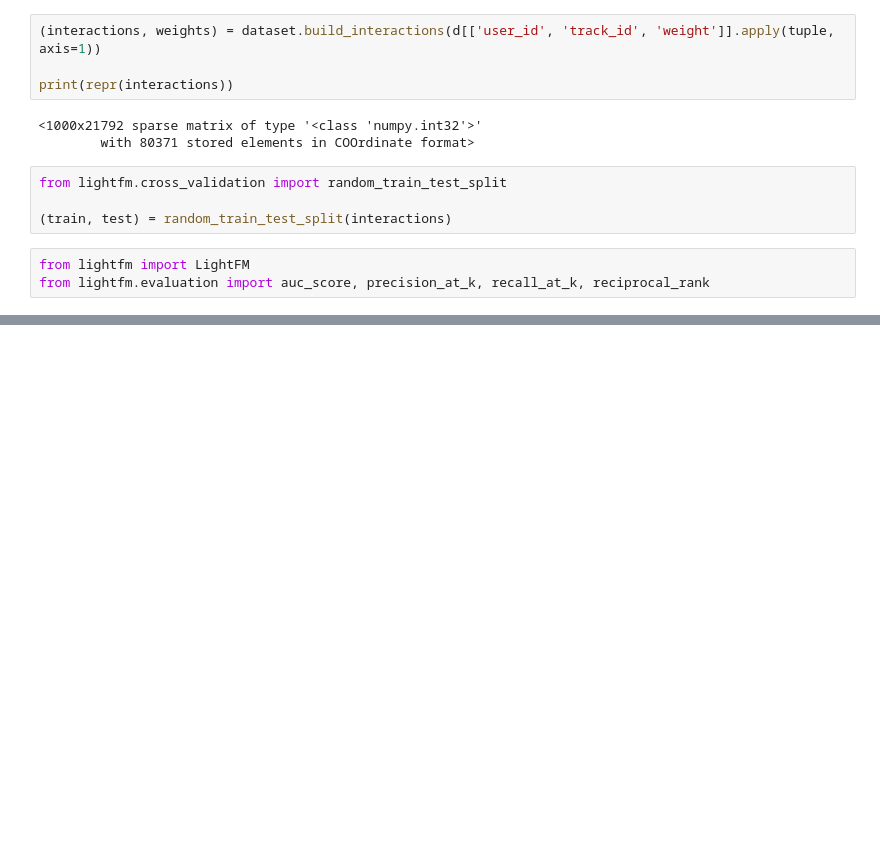
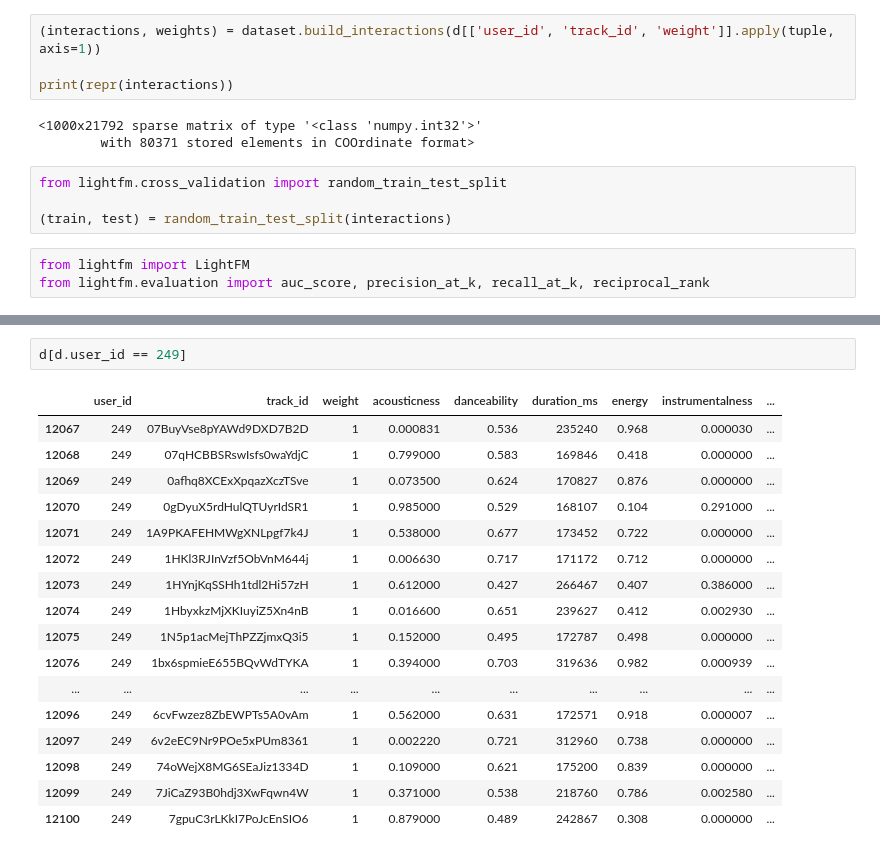
Before and after one commit to SNURTEL/fm-playlist-recommender, a Jupyter notebook: src/hand-waving.ipynb, the cells around one changed output, grey strips where cells are left out. Saved outputs shown, nothing was run; the diff lists cells and outputs as text; blank space fills up the shorter version.

```diff
--- a/src/hand-waving.ipynb
+++ b/src/hand-waving.ipynb
@@ -236,0 +249,20 @@ KeyboardInterrupt:
+# %%
+d[d.user_id == 249]
+# %% [output]
+|  | user_id | track_id | weight | acousticness | danceability | duration_ms | energy | instrumentalness | ... |
+| 12067 | 249 | 07BuyVse8pYAWd9DXD7B2D | 1 | 0.000831 | 0.536 | 235240 | 0.968 | 0.000030 | ... |
+| 12068 | 249 | 07qHCBBSRswIsfs0waYdjC | 1 | 0.799000 | 0.583 | 169846 | 0.418 | 0.000000 | ... |
+| 12069 | 249 | 0afhq8XCExXpqazXczTSve | 1 | 0.073500 | 0.624 | 170827 | 0.876 | 0.000000 | ... |
+| 12070 | 249 | 0gDyuX5rdHulQTUyrIdSR1 | 1 | 0.985000 | 0.529 | 168107 | 0.104 | 0.291000 | ... |
+| 12071 | 249 | 1A9PKAFEHMWgXNLpgf7k4J | 1 | 0.538000 | 0.677 | 173452 | 0.722 | 0.000000 | ... |
+| 12072 | 249 | 1HKl3RJInVzf5ObVnM644j | 1 | 0.006630 | 0.717 | 171172 | 0.712 | 0.000000 | ... |
+| 12073 | 249 | 1HYnjKqSSHh1tdl2Hi57zH | 1 | 0.612000 | 0.427 | 266467 | 0.407 | 0.386000 | ... |
+| 12074 | 249 | 1HbyxkzMjXKIuyiZ5Xn4nB | 1 | 0.016600 | 0.651 | 239627 | 0.412 | 0.002930 | ... |
+| 12075 | 249 | 1N5p1acMejThPZZjmxQ3i5 | 1 | 0.152000 | 0.495 | 172787 | 0.498 | 0.000000 | ... |
+| 12076 | 249 | 1bx6spmieE655BQvWdTYKA | 1 | 0.394000 | 0.703 | 319636 | 0.982 | 0.000939 | ... |
+| ... | ... | ... | ... | ... | ... | ... | ... | ... | ... |
+| 12096 | 249 | 6cvFwzez8ZbEWPTs5A0vAm | 1 | 0.562000 | 0.631 | 172571 | 0.918 | 0.000007 | ... |
+| 12097 | 249 | 6v2eEC9Nr9POe5xPUm8361 | 1 | 0.002220 | 0.721 | 312960 | 0.738 | 0.000000 | ... |
+| 12098 | 249 | 74oWejX8MG6SEaJiz1334D | 1 | 0.109000 | 0.621 | 175200 | 0.839 | 0.000000 | ... |
+| 12099 | 249 | 7JiCaZ93B0hdj3XwFqwn4W | 1 | 0.371000 | 0.538 | 218760 | 0.786 | 0.002580 | ... |
+| 12100 | 249 | 7gpuC3rLKkI7PoJcEnSIO6 | 1 | 0.879000 | 0.489 | 242867 | 0.308 | 0.000000 | ... |
```
Also changed, not shown: parts of 11 cells of this notebook.
